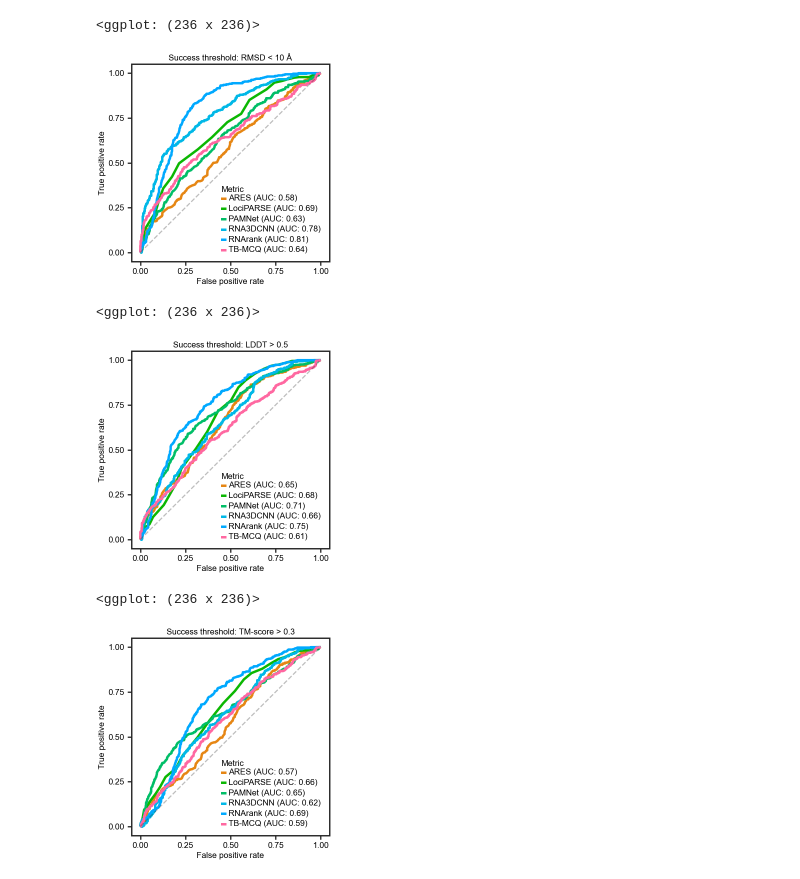
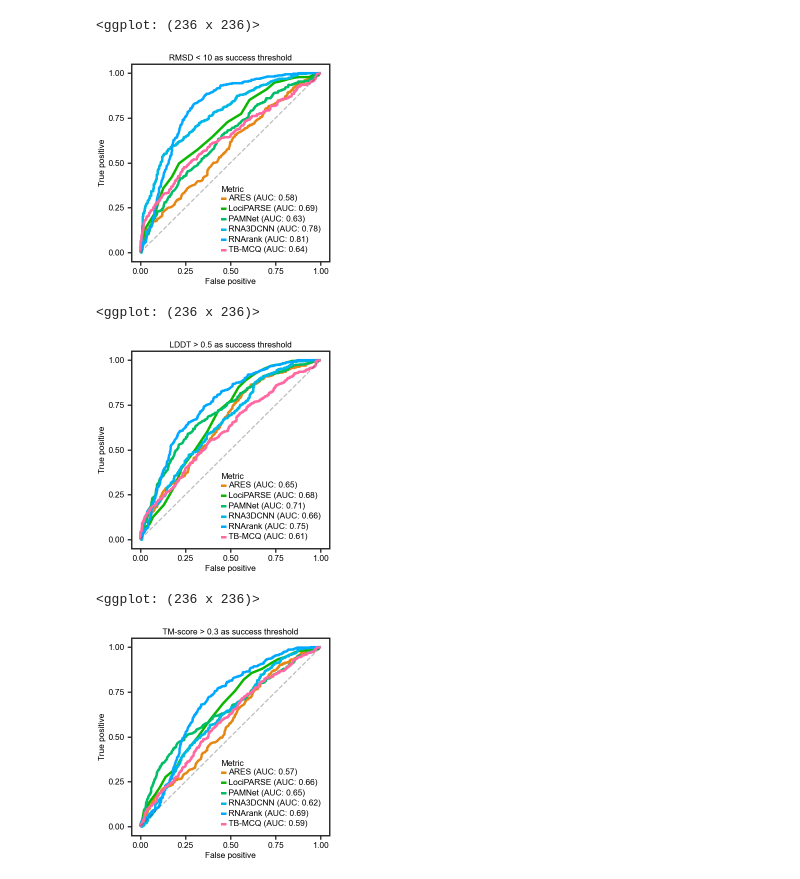
Before and after one commit to paddi1990/RNA3D-Bench, a Jupyter notebook: scripts/ROC_of_deep_learning_metrics.ipynb, the cells around one changed output. Drawn from its saved outputs; the diff is of its cells as text; code cells hidden in the pictures.

Commit message:
Update ROC curves

```diff
--- a/scripts/ROC_of_deep_learning_metrics.ipynb
+++ b/scripts/ROC_of_deep_learning_metrics.ipynb
@@ -184,36 +184,36 @@ def plot_roc(roc_df: pd.DataFrame):
             legend_title=element_text(size=FONTSIZE, family=FONT),
             legend_text=element_text(size=FONTSIZE, family=FONT),
             legend_background=element_rect(size=0.5, alpha=0),
             # Legend inside panel (matches your original layout)
             legend_position=(0.92, 0.05),
             legend_key_size=4,
         )
-        + labs(x="False positive rate", y="True positive rate")
-        + ggtitle(f"Success threshold: RMSD < {RMSD_SUCCESS_THRESHOLD:g} Å")
+        + labs(x="False positive", y="True positive")
+        + ggtitle(f"RMSD < {RMSD_SUCCESS_THRESHOLD:g} as success threshold")
         + scale_color_manual(values=colors)
     )
 
     return p
 
 
 def main():
     df = load_data()
     roc_df = build_roc_long_table(df)
     if roc_df.empty:
         raise RuntimeError("No ROC curves were generated (check missing columns or data).")
 
     p = plot_roc(roc_df)
     print(p)
     p.show()
     OUT_PDF.parent.mkdir(parents=True, exist_ok=True)
     p.save(str(OUT_PDF))
 
 
 if __name__ == "__main__":
     main()
 # %% [output]
 <ggplot: (236 x 236)>
-[figure, old version]
+[figure, new version]
 # %%
 # -------------------------
 # Analysis settings
@@ -334,8 +334,8 @@ def plot_roc(roc_df: pd.DataFrame):
             legend_position=(0.92, 0.05),
             legend_key_size=4,
         )
-        + labs(x="False positive rate", y="True positive rate")
-        + ggtitle(f"Success threshold: LDDT > {LDDT_SUCCESS_THRESHOLD:g}")
+        + labs(x="False positive", y="True positive")
+        + ggtitle(f"LDDT > {LDDT_SUCCESS_THRESHOLD:g} as success threshold")
         + scale_color_manual(values=colors)
     )
 
@@ -359,7 +359,7 @@ if __name__ == "__main__":
     main()
 # %% [output]
 <ggplot: (236 x 236)>
-[figure, old version]
+[figure, new version]
 # %%
 # -------------------------
 # Analysis settings
@@ -480,8 +480,8 @@ def plot_roc(roc_df: pd.DataFrame):
             legend_position=(0.92, 0.05),
             legend_key_size=4,
         )
-        + labs(x="False positive rate", y="True positive rate")
-        + ggtitle(f"Success threshold: TM-score > {TM_SUCCESS_THRESHOLD:g}")
+        + labs(x="False positive", y="True positive")
+        + ggtitle(f"TM-score > {TM_SUCCESS_THRESHOLD:g} as success threshold")
         + scale_color_manual(values=colors)
     )
 
@@ -505,4 +505,4 @@ if __name__ == "__main__":
     main()
 # %% [output]
 <ggplot: (236 x 236)>
-[figure, old version]
+[figure, new version]
```
Also changed, not shown: 3 other files.
